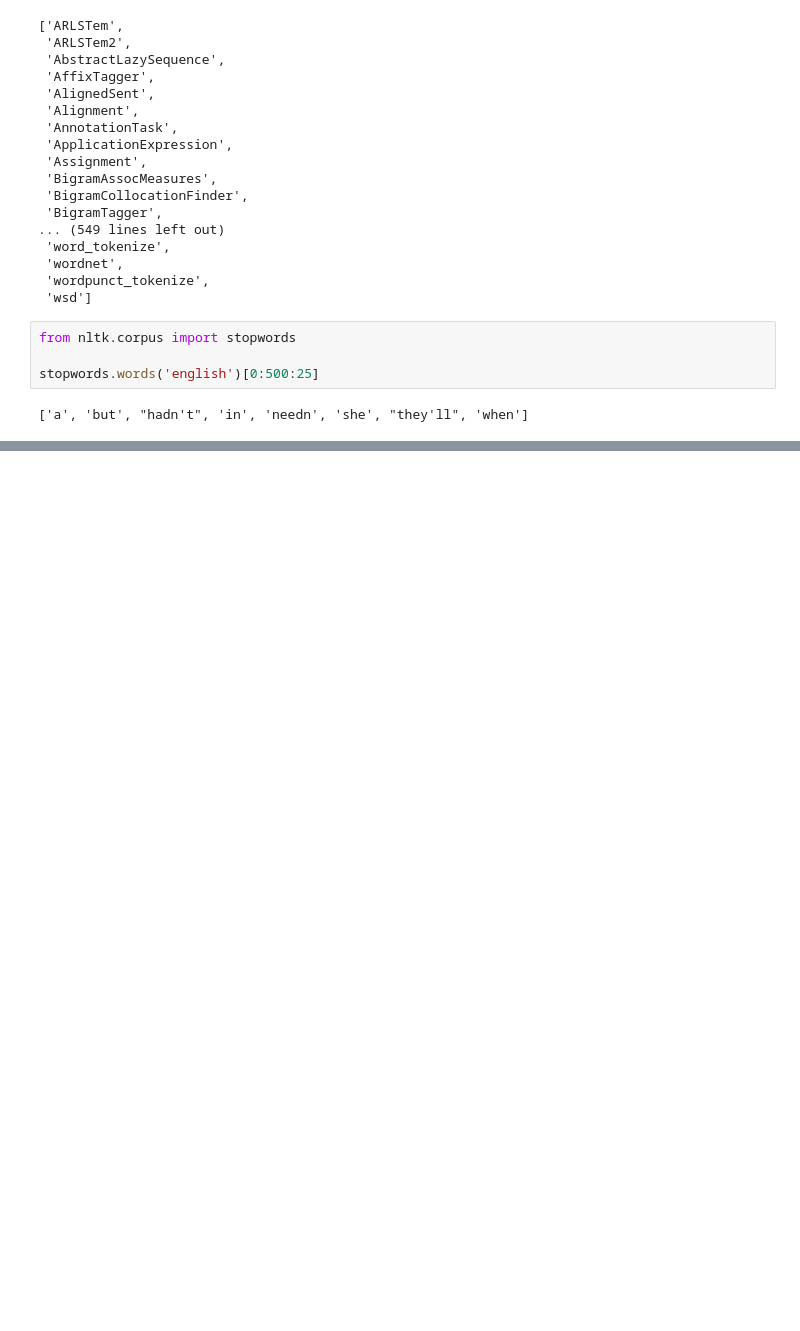
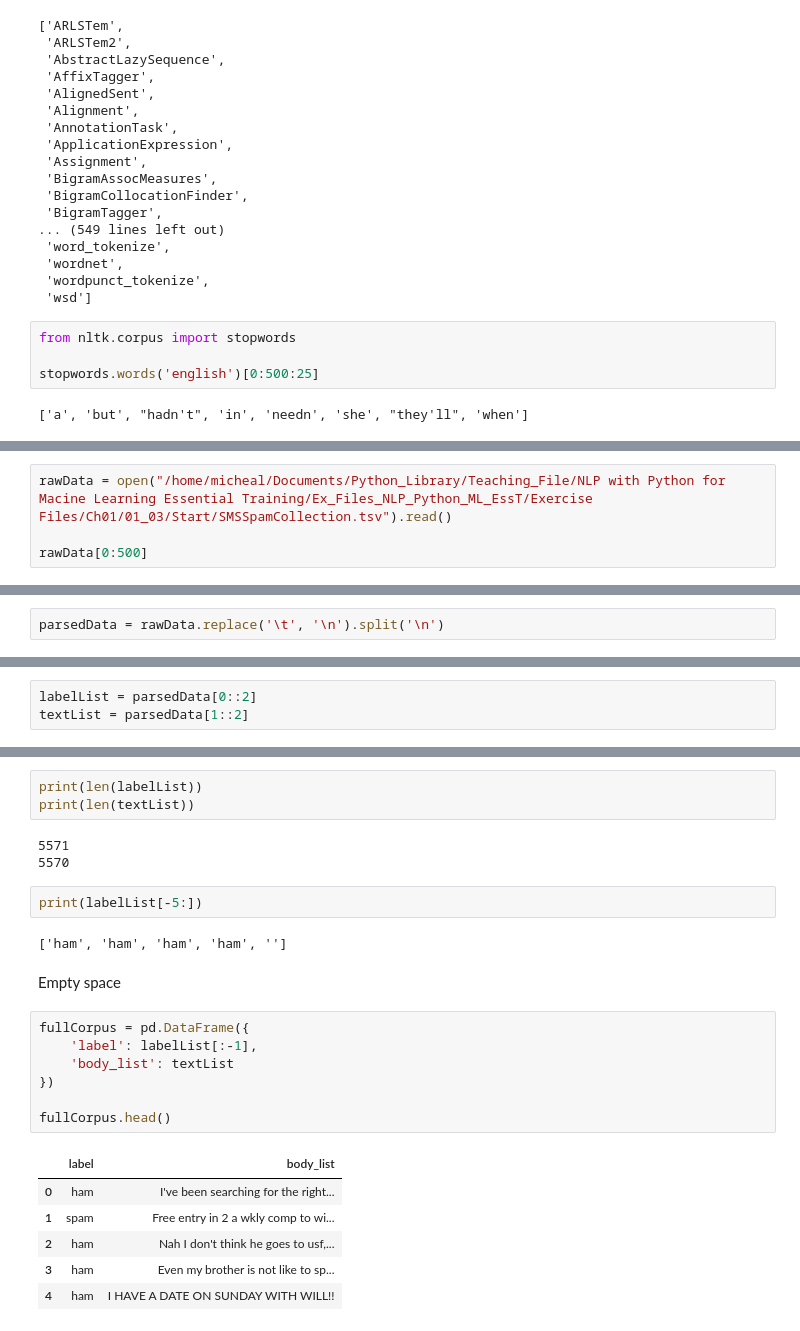
Before and after one commit to Mahdi90s/Python_repository, a Jupyter notebook: NLP with Python.ipynb, the cells around one changed output, grey strips where cells are left out. Drawn from its saved outputs; the diff is of its cells as text; blank space fills up the shorter version.

```diff
--- a/NLP with Python.ipynb
+++ b/NLP with Python.ipynb
@@ -32,0 +35,4 @@ stopwords.words('english')[0:500:25]
+# %%
+rawData = open("/home/micheal/Documents/Python_Library/Teaching_File/NLP with Python for Macine Learning Essential Training/Ex_Files_NLP_Python_ML_EssT/Exercise Files/Ch01/01_03/Start/SMSSpamCollection.tsv").read()
+
+rawData[0:500]
@@ -32,0 +41,2 @@ stopwords.words('english')[0:500:25]
+# %%
+parsedData = rawData.replace('\t', '\n').split('\n')
@@ -32,0 +51,3 @@ stopwords.words('english')[0:500:25]
+# %%
+labelList = parsedData[0::2]
+textList = parsedData[1::2]
@@ -32,0 +71,26 @@ stopwords.words('english')[0:500:25]
+# %%
+print(len(labelList))
+print(len(textList))
+# %% [output]
+5571
+5570
+# %%
+print(labelList[-5:])
+# %% [output]
+['ham', 'ham', 'ham', 'ham', '']
+# %% [markdown]
+Empty space
+# %%
+fullCorpus = pd.DataFrame({
+    'label': labelList[:-1],
+    'body_list': textList
+})
+
+fullCorpus.head()
+# %% [output]
+|  | label | body_list |
+| 0 | ham | I've been searching for the right... |
+| 1 | spam | Free entry in 2 a wkly comp to wi... |
+| 2 | ham | Nah I don't think he goes to usf,... |
+| 3 | ham | Even my brother is not like to sp... |
+| 4 | ham | I HAVE A DATE ON SUNDAY WITH WILL!! |
```
Also changed, not shown: parts of 21 cells of this notebook.
